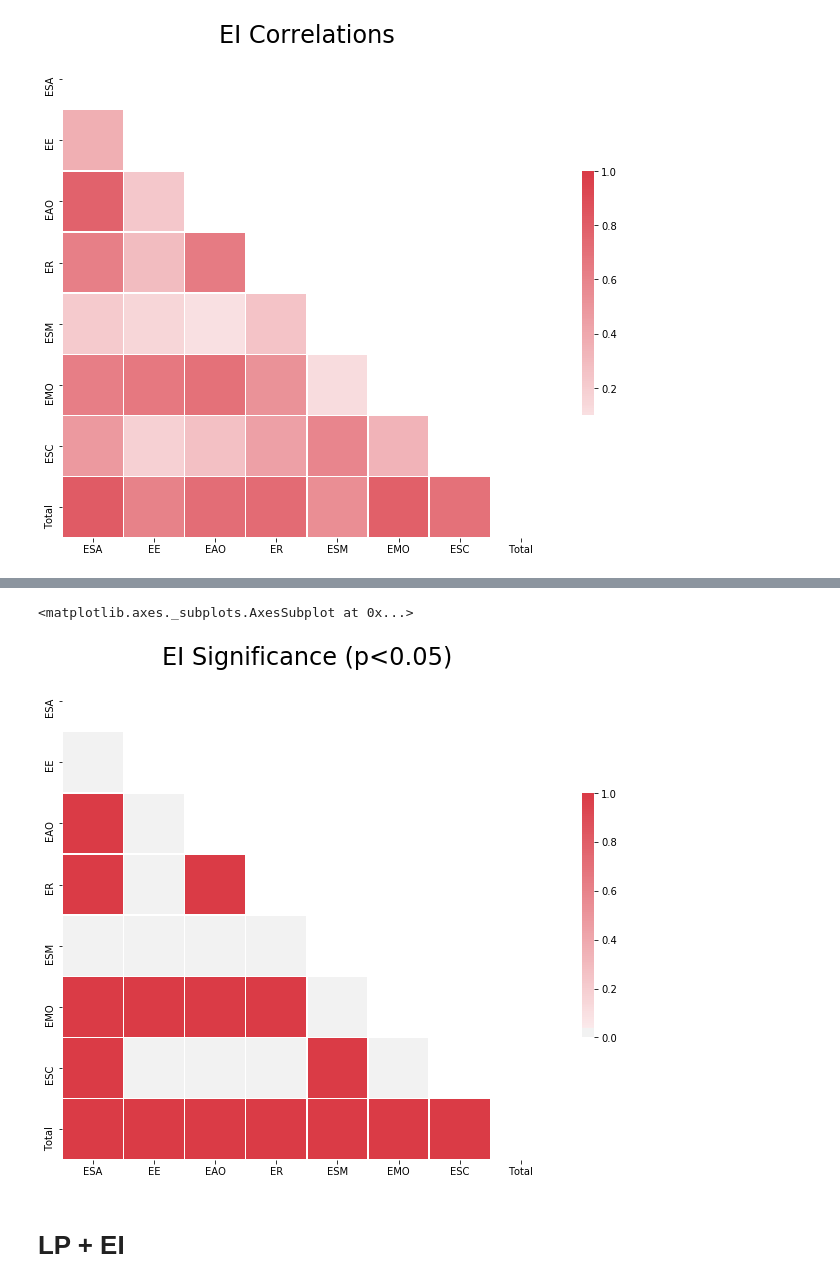
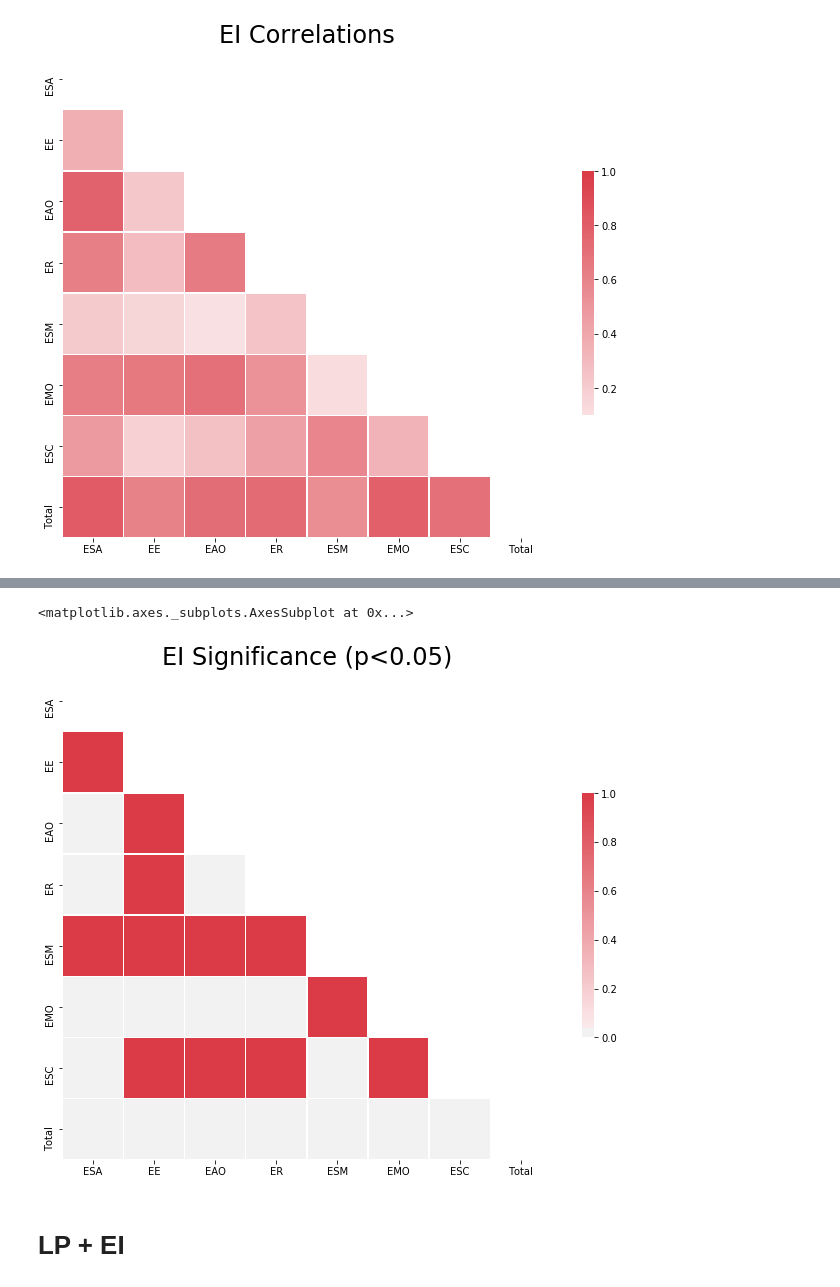
Before and after one commit to ericinlinux/statistical_cris, a Jupyter notebook: Statistics.ipynb, the cells around one changed output, grey strips where cells are left out. Saved outputs shown, nothing was run; the diff lists cells and outputs as text; code cells hidden in the pictures.

```diff
--- a/Statistics.ipynb
+++ b/Statistics.ipynb
@@ -46,7 +46,7 @@ df
 # %%
 EI_df = df[['EI1','EI2','EI3','EI4','EI5','EI6','EI7','EI8','EI9','EI10','EI11','EI12','EI13','EI14','EI15',
             'EI16','EI17','EI18','EI19', 'EI20', 'EI21','EI22','EI23','EI24','EI25',
-            'EI26','EI27','EI28','EI29', 'EI30', 'EI31']]
+            'EI26','EI27','EI28','EI29', 'EI30', 'EI31']].copy()
 # %%
 LP_df = df[['LP1','LP2','LP3','LP4','LP5','LP6','LP7','LP8','LP9','LP10','LP11','LP12','LP13','LP14','LP15',
             'LP16','LP17','LP18','LP19', 'LP20', 'LP21','LP22','LP23','LP24','LP25',
@@ -231,23 +348,26 @@ sns.heatmap(EI_pvalues_bin, mask=mask, cmap=cmap, vmax=1.0, center=0,
 # %%
-EI_pvalues_bin = EI_pvalues < 0.05
+EI_pvalues_bin = EI_pvalues >= 0.05
 
 # Generate a mask for the upper triangle
 mask = np.zeros_like(EI_pvalues_bin, dtype=np.bool)
 mask[np.triu_indices_from(mask)] = True
 
 
 # Set up the matplotlib figure
 f, ax = plt.subplots(figsize=(11, 9))
 plt.title('EI Significance (p<0.05)', fontsize=24)
 # Generate a custom diverging colormap
 cmap = sns.diverging_palette(220, 10, as_cmap=True)
 
 # Draw the heatmap with the mask and correct aspect ratio
 sns.heatmap(EI_pvalues_bin, mask=mask, cmap=cmap, vmax=1.0, center=0,
             square=True, linewidths=.5, cbar_kws={"shrink": .5})
+
+# Dark red - not significant
+# Light gray - significant
 # %% [output]
 <matplotlib.axes._subplots.AxesSubplot at 0x...>
-[figure, old version]
+[figure, new version]
 # %% [markdown]
 # LP + EI
 # %%
```
Also changed, not shown: parts of 30 cells of this notebook.
